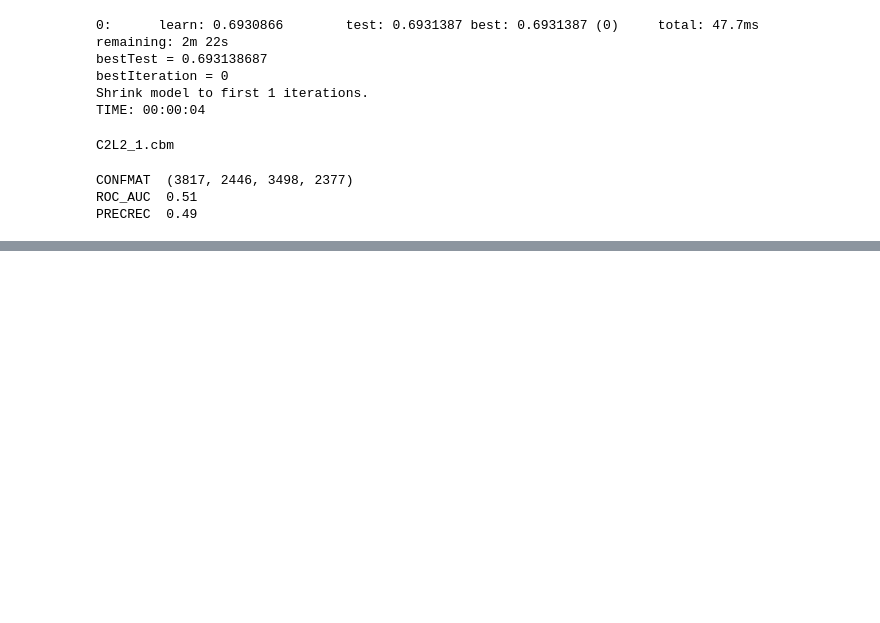
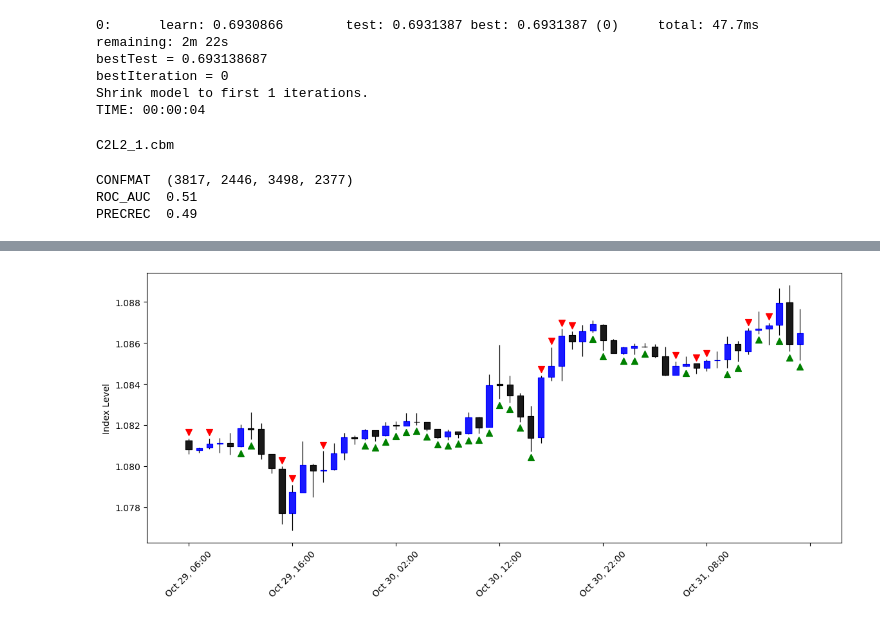
Before and after one commit to Priboy313/final-qualifying-work, a Jupyter notebook: main.ipynb, the cells around one changed output, grey strips where cells are left out. Drawn from its saved outputs; the diff is of its cells as text; code cells hidden in the pictures; blank space fills up the shorter version.

Commit message:
setup final fin ind graph

```diff
--- a/main.ipynb
+++ b/main.ipynb
@@ -713,0 +734,58 @@ test.loc[:, 'pred_y_down'] = model_C2L2.predict_proba(test[XL2])[:,1]
+# %%
+warnings.simplefilter(action='ignore', category=FutureWarning)
+warnings.simplefilter(action='ignore', category=pd.errors.PerformanceWarning)
+warnings.simplefilter(action='ignore', category=pd.errors.SettingWithCopyWarning)
+
+data = test.tail(12*5)
+
+threshold = 0
+threshold = 0.0003
+
+data['ind_up'] = ((data['pred_y_up'] - data['pred_y_down']) > threshold).astype(float)
+data.loc[data['ind_up'] != 1, 'ind_up'] = float("NaN")
+data.loc[data['ind_up'] == 1, 'ind_up'] = data['low'] - 0.0003
+
+data['ind_down'] = ((data['pred_y_down'] - data['pred_y_up']) > threshold).astype(float)
+data.loc[data['ind_down'] != 1, 'ind_down'] = float("NaN")
+data.loc[data['ind_down'] == 1, 'ind_down'] = data['high'] + 0.0003
+
+
+add_plot = [
+    mpf.make_addplot(data['ind_up'],
+                     type='scatter', color='g',
+                     marker='^', markersize=50,
+                     panel=0,
+                     ),
+
+    mpf.make_addplot(data['ind_down'],
+                     type='scatter', color='r',
+                     marker='v', markersize=50,
+                     panel=0
+                     )
+]
+
+mc = mpf.make_marketcolors(
+    up='blue', down='black',
+    edge='inherit',
+    wick='black',
+    volume='in',
+    ohlc='i',
+)
+
+s = mpf.make_mpf_style(
+    marketcolors=mc,
+)
+
+mpf.plot(
+    data,
+    type='candle',
+    volume=False,
+    figsize=(15, 6),
+    # title=my_title,
+    ylabel='Index Level',
+    ylabel_lower='Volume',
+    style=s,
+    addplot=add_plot
+)
+# %% [output]
+[figure, added]
```
Also changed, not shown: parts of 6 cells of this notebook.
